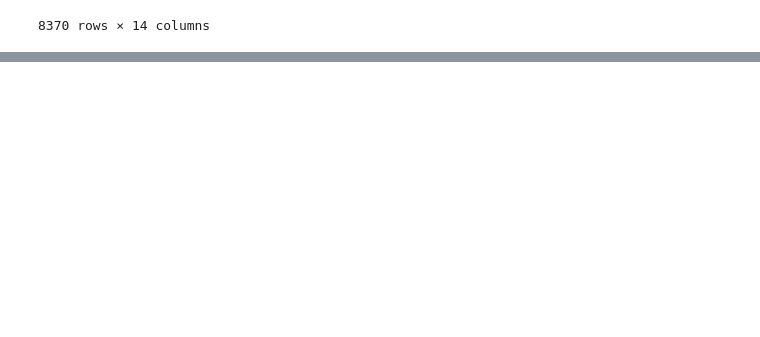
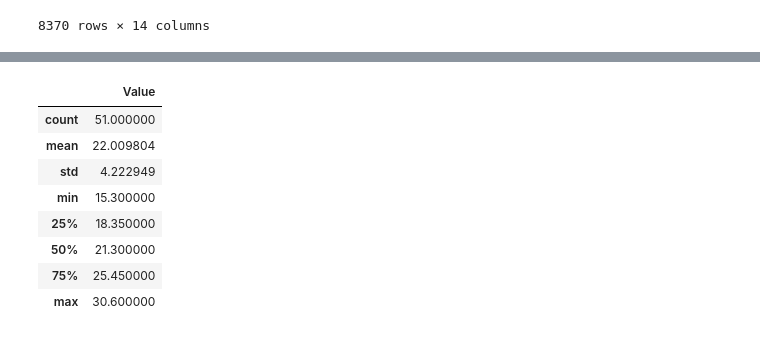
Before and after one commit to mvallido/project-group-29, a Jupyter notebook: notebooks/analysis2.ipynb, the cells around one changed output, grey strips where cells are left out. Drawn from its saved outputs; the diff is of its cells as text; code cells hidden in the pictures; blank space fills up the shorter version.

```diff
--- a/notebooks/analysis2.ipynb
+++ b/notebooks/analysis2.ipynb
@@ -24,0 +139,12 @@ df
+# %%
+df_cleaned.describe()
+# %% [output]
+|  | Value |
+| count | 51.000000 |
+| mean | 22.009804 |
+| std | 4.222949 |
+| min | 15.300000 |
+| 25% | 18.350000 |
+| 50% | 21.300000 |
+| 75% | 25.450000 |
+| max | 30.600000 |
```
Also changed, not shown: parts of 17 cells of this notebook, 1 other file.
